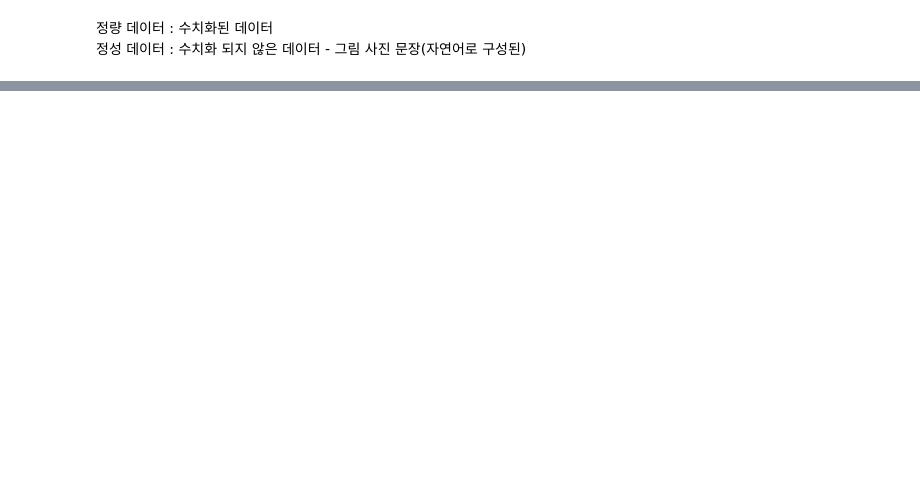
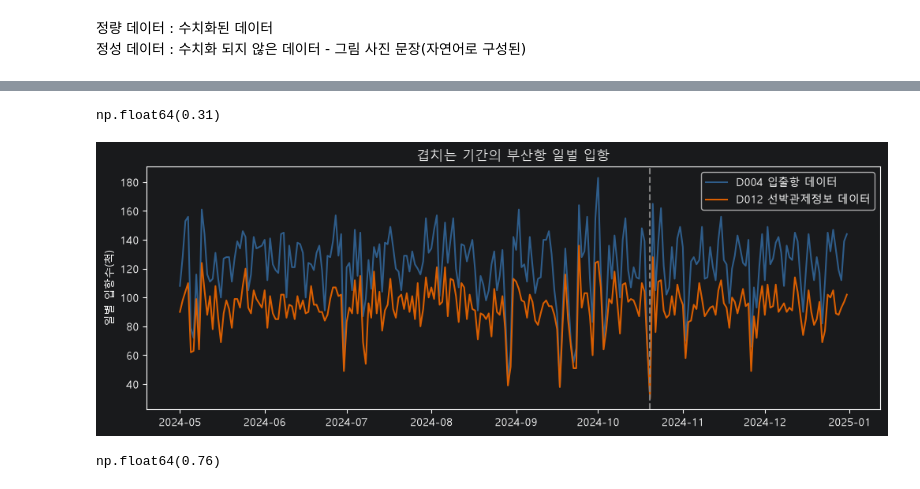
Before and after one commit to dorothy1088/final1, a Jupyter notebook: final1.ipynb, the cells around one changed output, grey strips where cells are left out. Saved outputs shown, nothing was run; the diff lists cells and outputs as text; code cells hidden in the pictures; blank space fills up the shorter version.

```diff
--- a/final1.ipynb
+++ b/final1.ipynb
@@ -80,0 +120,7 @@ plt.show()
+# %%
+d012 = load_dataset('선박관제정보', cols=['관제항구','입항일시','상태구분'])
+d012 = d012[(d012['관제항구'] == '부산') & (d012['상태구분'] != '삭제')]
+
+d012['입항'] = pd.to_datetime(d012['입항일시'], errors='coerce')
+d012.head()
+# d012.info()
@@ -80,0 +152,9 @@ plt.show()
+# %%
+# 기대선 대비 비율
+# 그날 입항/ 직전달 28일 중앙값
+
+daily_004 = d004['입항'].dt.normalize().value_counts().sort_index().asfreq('D', fill_value=0)
+daily_012 = d012['입항'].dt.normalize().value_counts().sort_index().asfreq('D', fill_value=0)
+# %%
+overlap = pd.date_range('2024-05-01', '2024-12-31')
+overlap
@@ -80,0 +170,37 @@ plt.show()
+# %%
+both = pd.DataFrame({
+    'D004': daily_004.reindex(overlap),
+    'D012': daily_012.reindex(overlap, fill_value=0),
+})
+# %%
+# 기대선 대비 비율
+# 그날 입항/ 직전달 28일 중앙값
+ratio_004 = daily_004/daily_004.shift(1).rolling(28).median()
+ratio_012 = daily_012/daily_012.shift(1).rolling(28).median()
+
+# ratio_004['2024-10-20']
+round(ratio_012['2024-10-20'],2)
+# %% [output]
+np.float64(0.31)
+# %%
+fig, ax = plt.subplots(figsize=(12,4))
+
+ax.plot(both.index, both['D004'], color='#2f5d8a', label='D004 입출항 데이터')
+ax.plot(both.index, both['D012'], color='#d95f02', label='D012 선박관제정보 데이터')
+
+ax.axvline(pd.Timestamp('2024-10-20'), color='gray', linestyle='--')
+ax.set_ylabel('일별 입항수(척)')
+ax.set_title('겹치는 기간의 부산항 일벌 입항')
+
+ax.legend()
+
+
+
+plt.show()
+# %% [output]
+[figure, added]
+# %%
+level_ratio = (both['D012'] / both['D004']).median()
+round(level_ratio, 2)
+# %% [output]
+np.float64(0.76)
```
Also changed, not shown: parts of 18 cells of this notebook, 2 other files.
